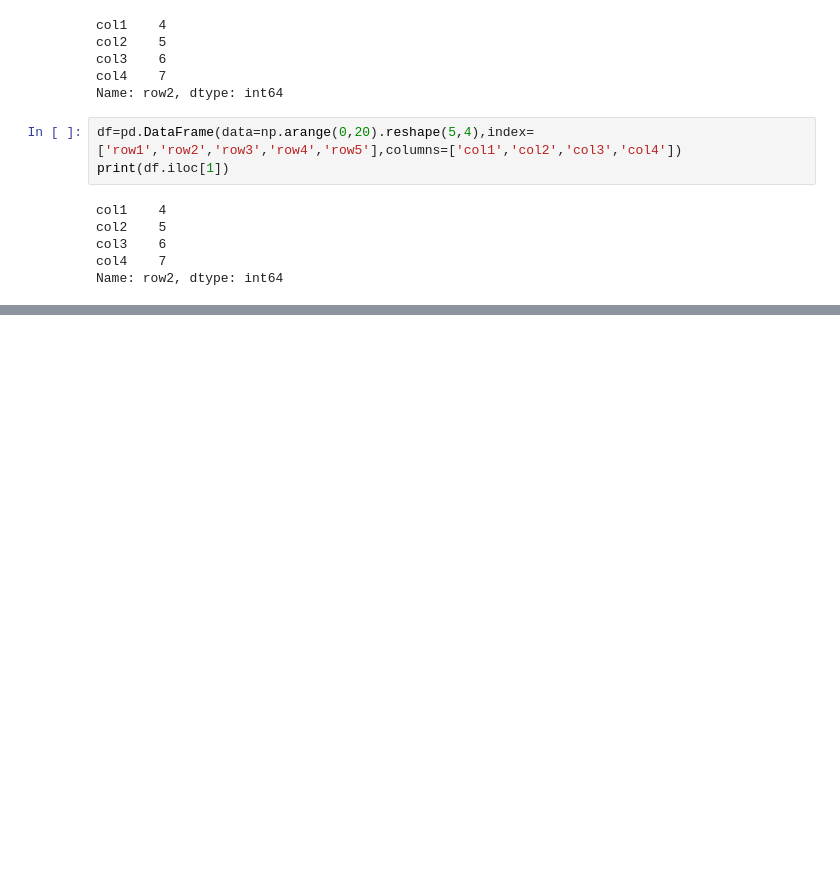
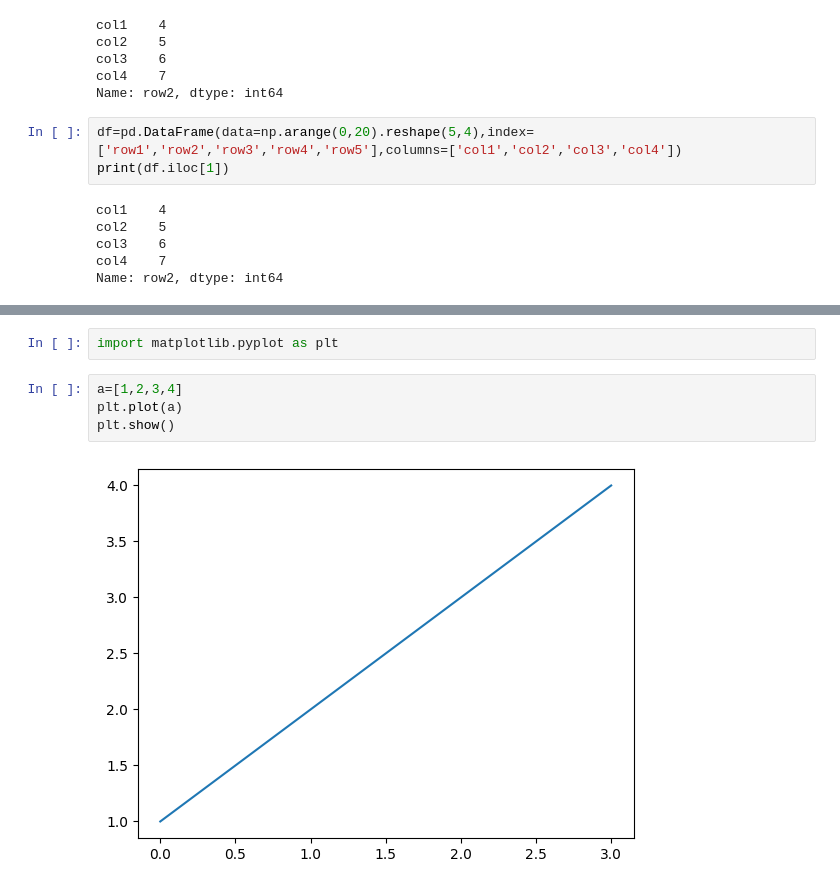
Before and after one commit to muskan1711ishu/Deauth_DoS_Attack_Detector-Python-Tool, a Jupyter notebook: chapter_appendix-tools-for-deep-learning/jupyter.ipynb, the cells around one changed output, grey strips where cells are left out. Saved outputs shown, nothing was run; the diff lists cells and outputs as text; blank space fills up the shorter version.

```diff
--- a/chapter_appendix-tools-for-deep-learning/jupyter.ipynb
+++ b/chapter_appendix-tools-for-deep-learning/jupyter.ipynb
@@ -312,0 +375,8 @@ Name: row2, dtype: int64
+# %%
+import matplotlib.pyplot as plt
+# %%
+a=[1,2,3,4]
+plt.plot(a)
+plt.show()
+# %% [output]
+[figure, added]
```
Also changed, not shown: parts of 9 cells of this notebook.
